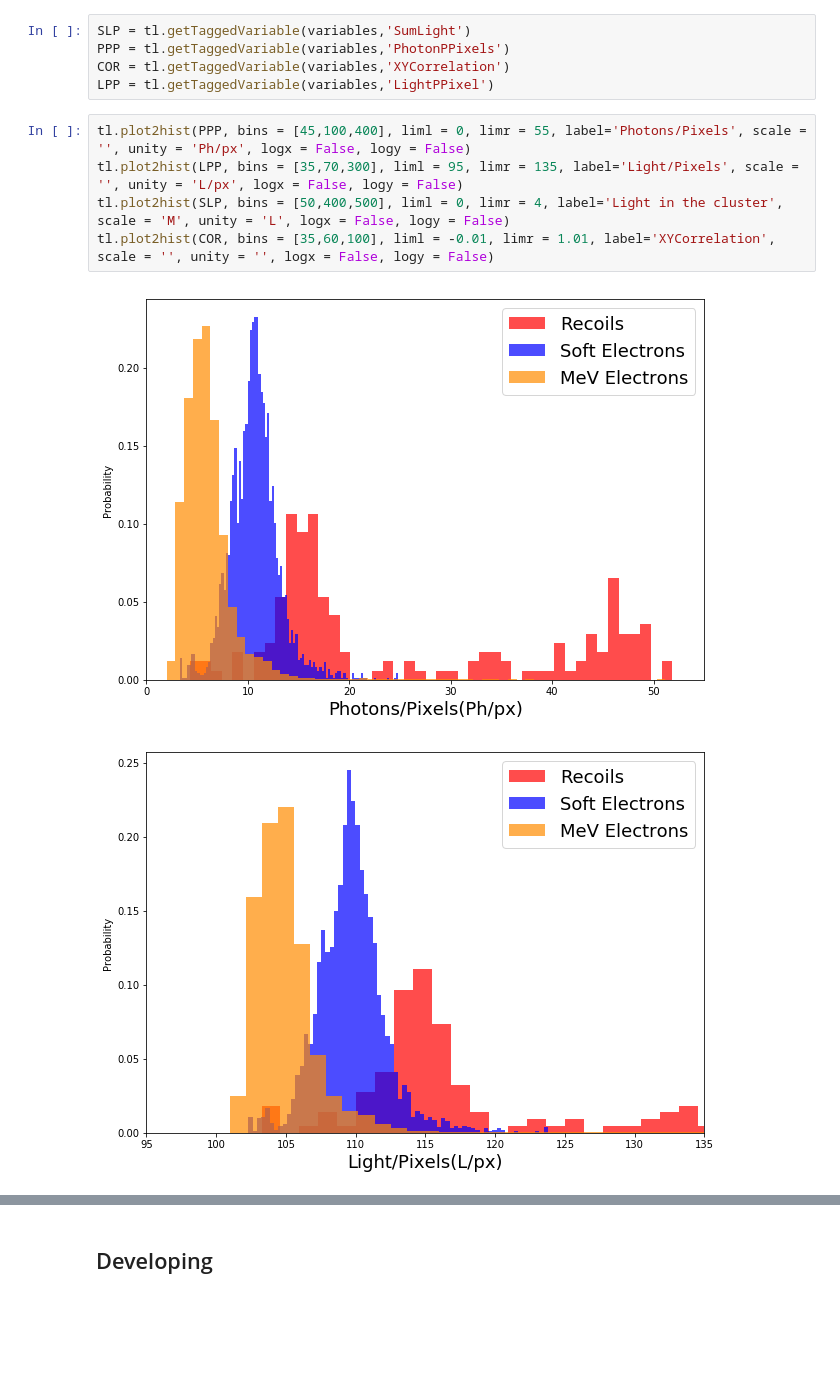
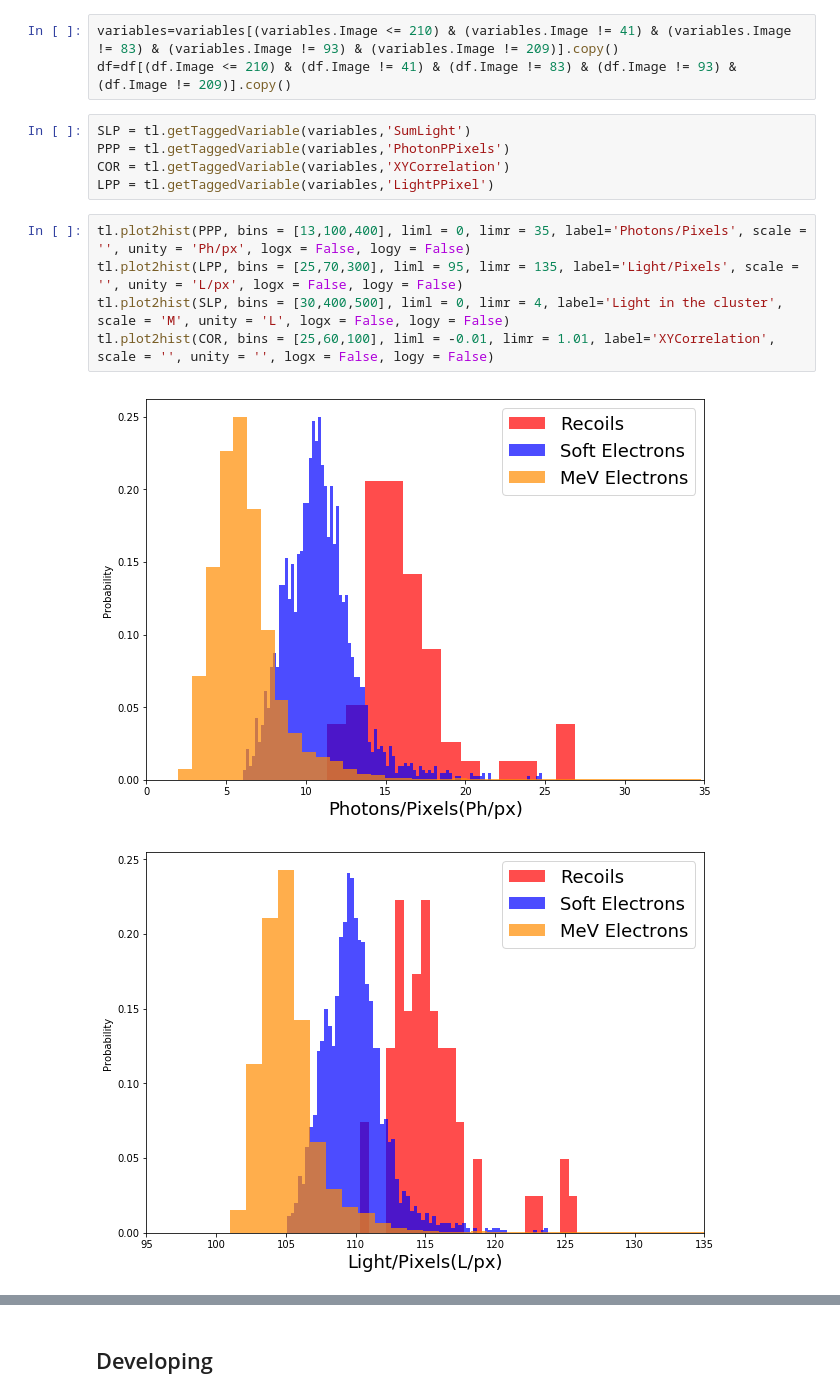
Before and after one commit to igorabritta/cygno, a Jupyter notebook: CreateVariables.ipynb, the cells around one changed output, grey strips where cells are left out. Cells and saved outputs as stored; diff of their text form; blank space fills up the shorter version.

Commit message:
removed strange clusters

```diff
--- a/CreateVariables.ipynb
+++ b/CreateVariables.ipynb
@@ -141,13 +120,16 @@ variables[(variables.Tag == 'l')]
+# %%
+variables=variables[(variables.Image <= 210) & (variables.Image != 41) & (variables.Image != 83) & (variables.Image != 93) & (variables.Image != 209)].copy()
+df=df[(df.Image <= 210) & (df.Image != 41) & (df.Image != 83) & (df.Image != 93) & (df.Image != 209)].copy()
 # %%
 SLP = tl.getTaggedVariable(variables,'SumLight')
 PPP = tl.getTaggedVariable(variables,'PhotonPPixels')
 COR = tl.getTaggedVariable(variables,'XYCorrelation')
 LPP = tl.getTaggedVariable(variables,'LightPPixel')
 # %%
-tl.plot2hist(PPP, bins = [45,100,400], liml = 0, limr = 55, label='Photons/Pixels', scale = '', unity = 'Ph/px', logx = False, logy = False)
-tl.plot2hist(LPP, bins = [35,70,300], liml = 95, limr = 135, label='Light/Pixels', scale = '', unity = 'L/px', logx = False, logy = False)
-tl.plot2hist(SLP, bins = [50,400,500], liml = 0, limr = 4, label='Light in the cluster', scale = 'M', unity = 'L', logx = False, logy = False)
-tl.plot2hist(COR, bins = [35,60,100], liml = -0.01, limr = 1.01, label='XYCorrelation', scale = '', unity = '', logx = False, logy = False)
+tl.plot2hist(PPP, bins = [13,100,400], liml = 0, limr = 35, label='Photons/Pixels', scale = '', unity = 'Ph/px', logx = False, logy = False)
+tl.plot2hist(LPP, bins = [25,70,300], liml = 95, limr = 135, label='Light/Pixels', scale = '', unity = 'L/px', logx = False, logy = False)
+tl.plot2hist(SLP, bins = [30,400,500], liml = 0, limr = 4, label='Light in the cluster', scale = 'M', unity = 'L', logx = False, logy = False)
+tl.plot2hist(COR, bins = [25,60,100], liml = -0.01, limr = 1.01, label='XYCorrelation', scale = '', unity = '', logx = False, logy = False)
 # %% [output]
-[figure, old version]
+[figure, new version]
-[figure, old version]
+[figure, new version]
```
Also changed, not shown: parts of 15 cells of this notebook, 1 other file.
